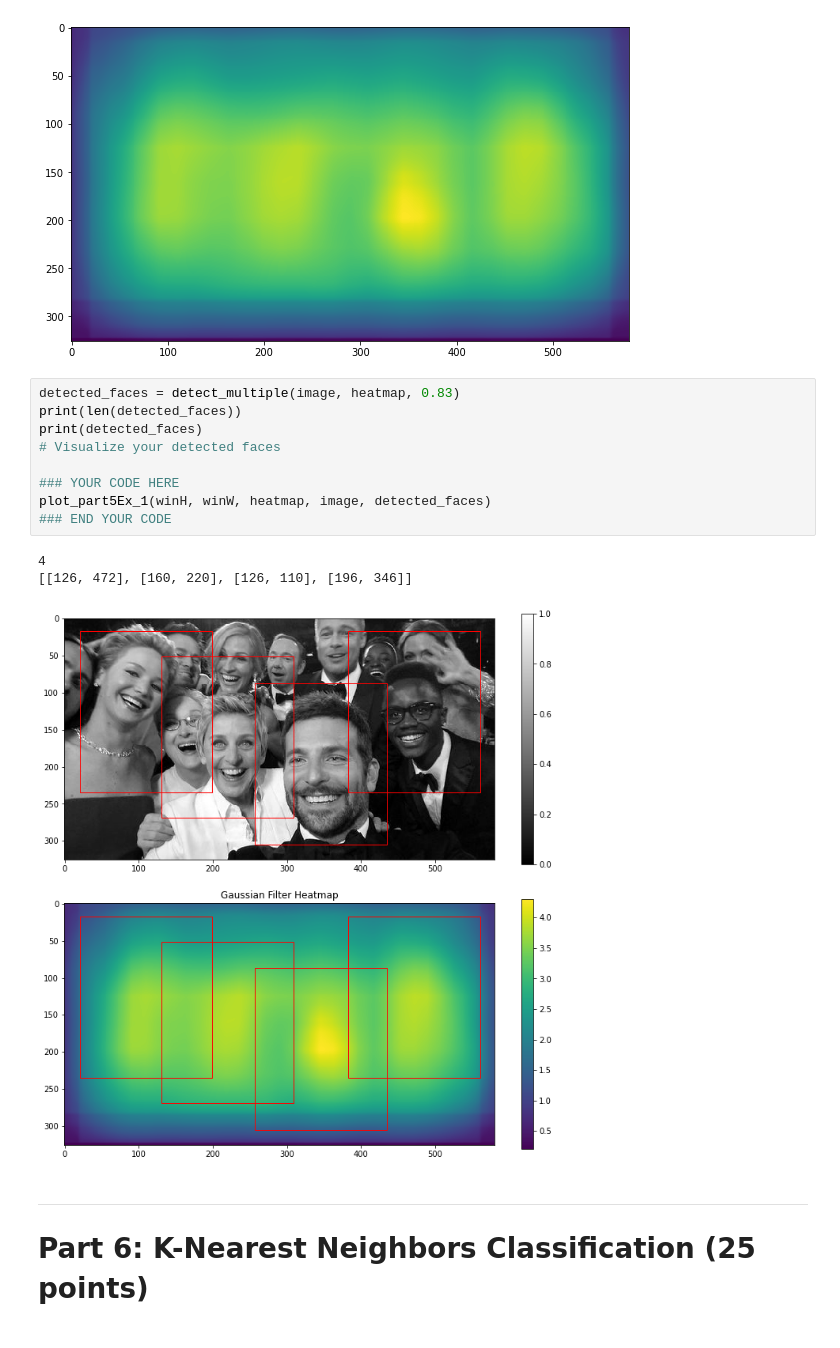
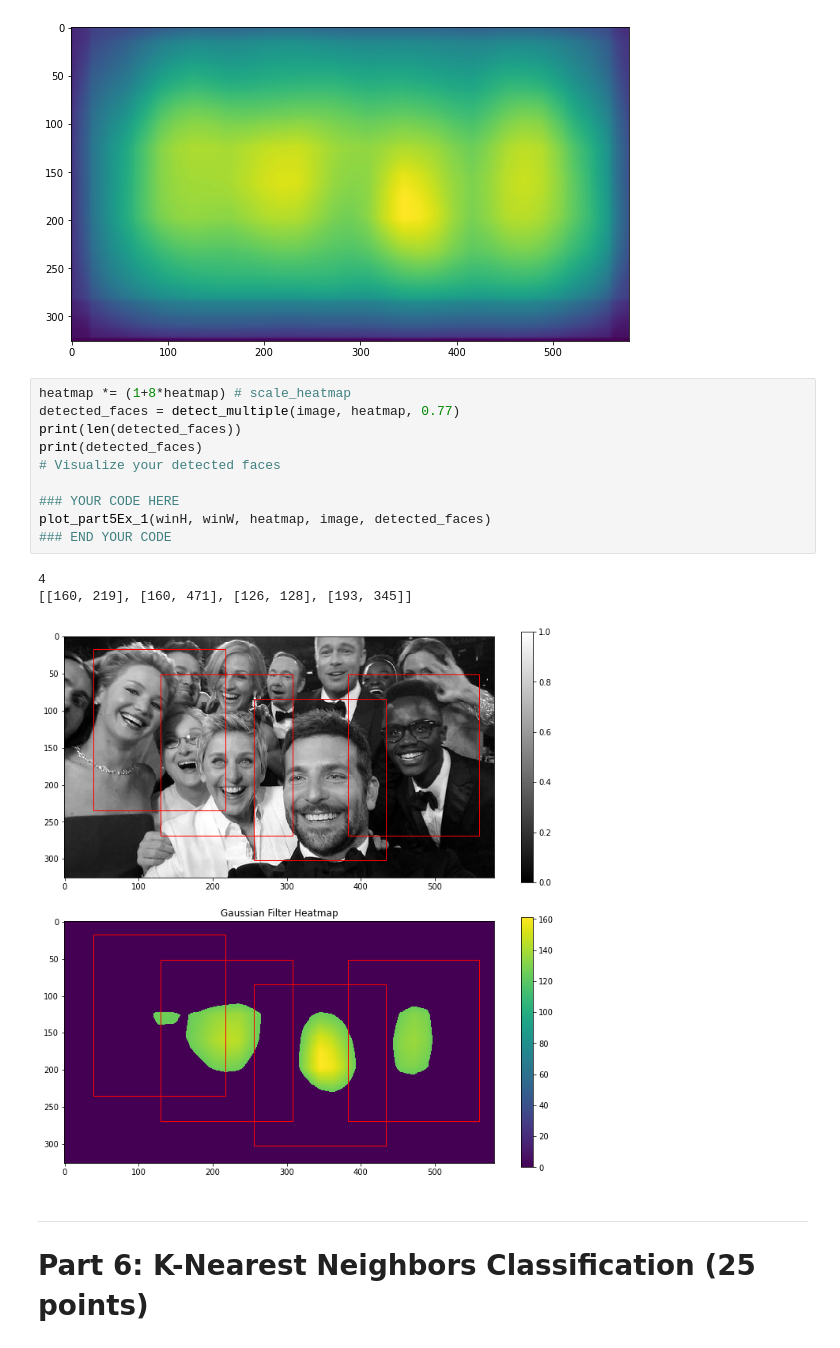
Before and after one commit to RRRChangeche/Stanford-cs131-2020, a Jupyter notebook: hw6_release/hw6_updated.ipynb, the cells around one changed output. Cells and saved outputs as stored; diff of their text form.

```diff
--- a/hw6_release/hw6_updated.ipynb
+++ b/hw6_release/hw6_updated.ipynb
@@ -440,18 +443,19 @@ plt.show()
 # %% [output]
 [figure]
 # %%
-detected_faces = detect_multiple(image, heatmap, 0.83)
+heatmap *= (1+8*heatmap) # scale_heatmap
+detected_faces = detect_multiple(image, heatmap, 0.77)
 print(len(detected_faces))
 print(detected_faces)
 # Visualize your detected faces
 
 ### YOUR CODE HERE
 plot_part5Ex_1(winH, winW, heatmap, image, detected_faces)
 ### END YOUR CODE
 # %% [output]
 4
-[[126, 472], [160, 220], [126, 110], [196, 346]]
+[[160, 219], [160, 471], [126, 128], [193, 345]]
-[figure, old version]
+[figure, new version]
 # %% [markdown]
 ---
 # Part 6: K-Nearest Neighbors Classification (25 points)
```
Also changed, not shown: parts of 14 cells of this notebook, 1 other file.
